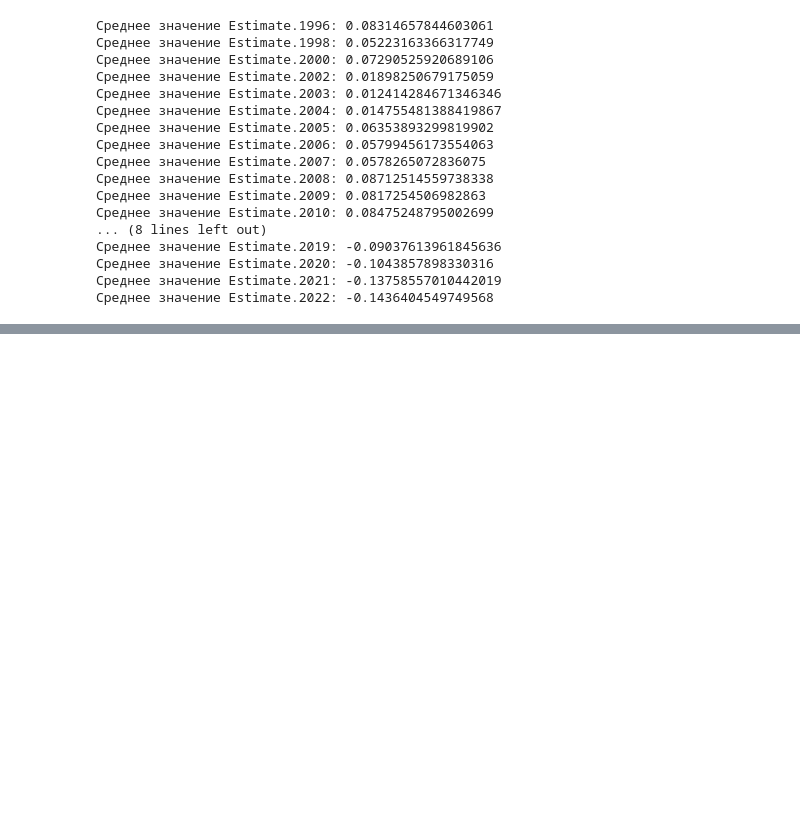
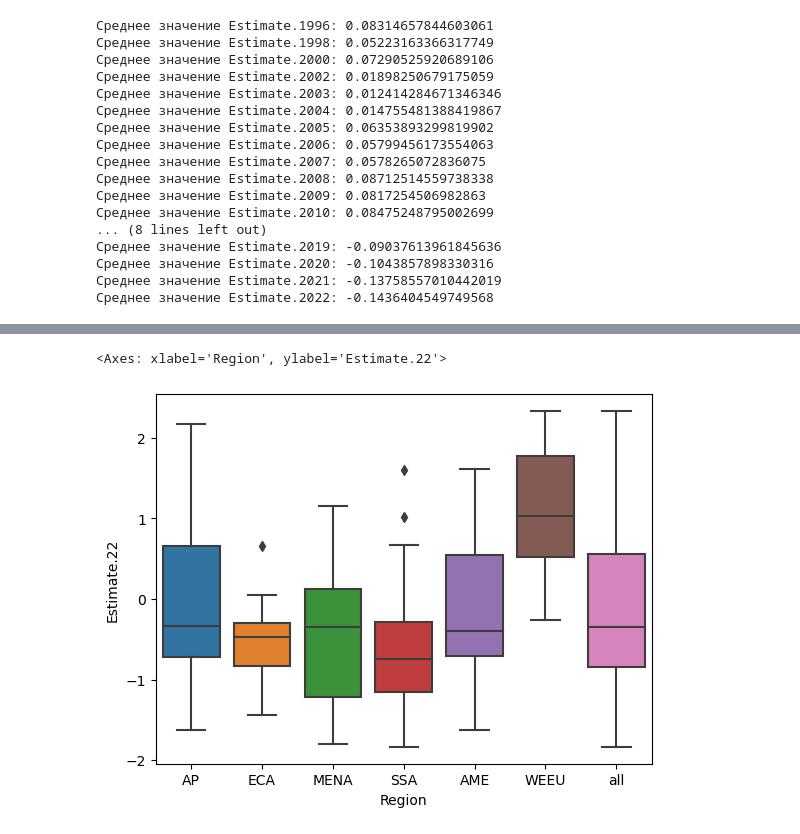
Before and after one commit to VladimirBorovoy/MLmethods_hw, a Jupyter notebook: ML_HW1.ipynb, the cells around one changed output, grey strips where cells are left out. Cells and saved outputs as stored; diff of their text form; code cells hidden in the pictures; blank space fills up the shorter version.

```diff
--- a/ML_HW1.ipynb
+++ b/ML_HW1.ipynb
@@ -246,0 +498,48 @@ for year in estimate_columns:
+# %%
+# Задание 1.13 Отобразите диаграмму размаха (boxplot) индекса WGI за 2022 для всех стран и для каждого региона в отдельности (на одном графике) (estimate)
+
+countries_by_region_df = pd.read_excel("data/regions.xlsx") # загрузка таблицы с регионами
+regions: list = countries_by_region_df["Region"].unique()
+
+def df_by_region(code: str):
+    temp_df = countries_by_region_df.loc[countries_by_region_df['Region'] == code]
+    temp_df = df[df["Code"].isin(temp_df["Code"])]
+    return temp_df
+
+#regions_dict: dict = {}
+#for region in regions:
+#    regions_dict["{0}_countries_df".format(region)] = df_by_region(region)
+
+AP_countries_df = df_by_region("AP")
+ECA_countries_df = df_by_region("ECA")
+MENA_countries_df = df_by_region("MENA")
+SSA_countries_df = df_by_region("SSA")
+AME_countries_df = df_by_region("AME")
+WEEU_countries_df = df_by_region("WE/EU")
+
+AP_countries_df = AP_countries_df.loc[:, AP_countries_df.columns.intersection(['Country/Territory','Estimate.22'])]
+ECA_countries_df = ECA_countries_df.loc[:, ECA_countries_df.columns.intersection(['Country/Territory','Estimate.22'])]
+MENA_countries_df = MENA_countries_df.loc[:, MENA_countries_df.columns.intersection(['Country/Territory','Estimate.22'])]
+SSA_countries_df = SSA_countries_df.loc[:, SSA_countries_df.columns.intersection(['Country/Territory','Estimate.22'])]
+AME_countries_df = AME_countries_df.loc[:, AME_countries_df.columns.intersection(['Country/Territory','Estimate.22'])]
+WEEU_countries_df = WEEU_countries_df.loc[:, WEEU_countries_df.columns.intersection(['Country/Territory','Estimate.22'])]
+
+AP_countries_df['Region'] = "AP"
+ECA_countries_df['Region'] = "ECA"
+MENA_countries_df['Region'] = "MENA"
+SSA_countries_df['Region'] = "SSA"
+AME_countries_df['Region'] = "AME"
+WEEU_countries_df['Region'] = "WEEU"
+
+
+concatenated_df = pd.concat([AP_countries_df, ECA_countries_df, MENA_countries_df, SSA_countries_df, AME_countries_df, WEEU_countries_df])
+
+all_df = concatenated_df.copy()
+all_df['Region'] = 'all'
+
+concatenated_df = pd.concat([concatenated_df, all_df])
+
+sns.boxplot(data=concatenated_df, x="Region", y="Estimate.22")
+# %% [output]
+<Axes: xlabel='Region', ylabel='Estimate.22'>
+[figure, added]
```
Also changed, not shown: parts of 17 cells of this notebook.
